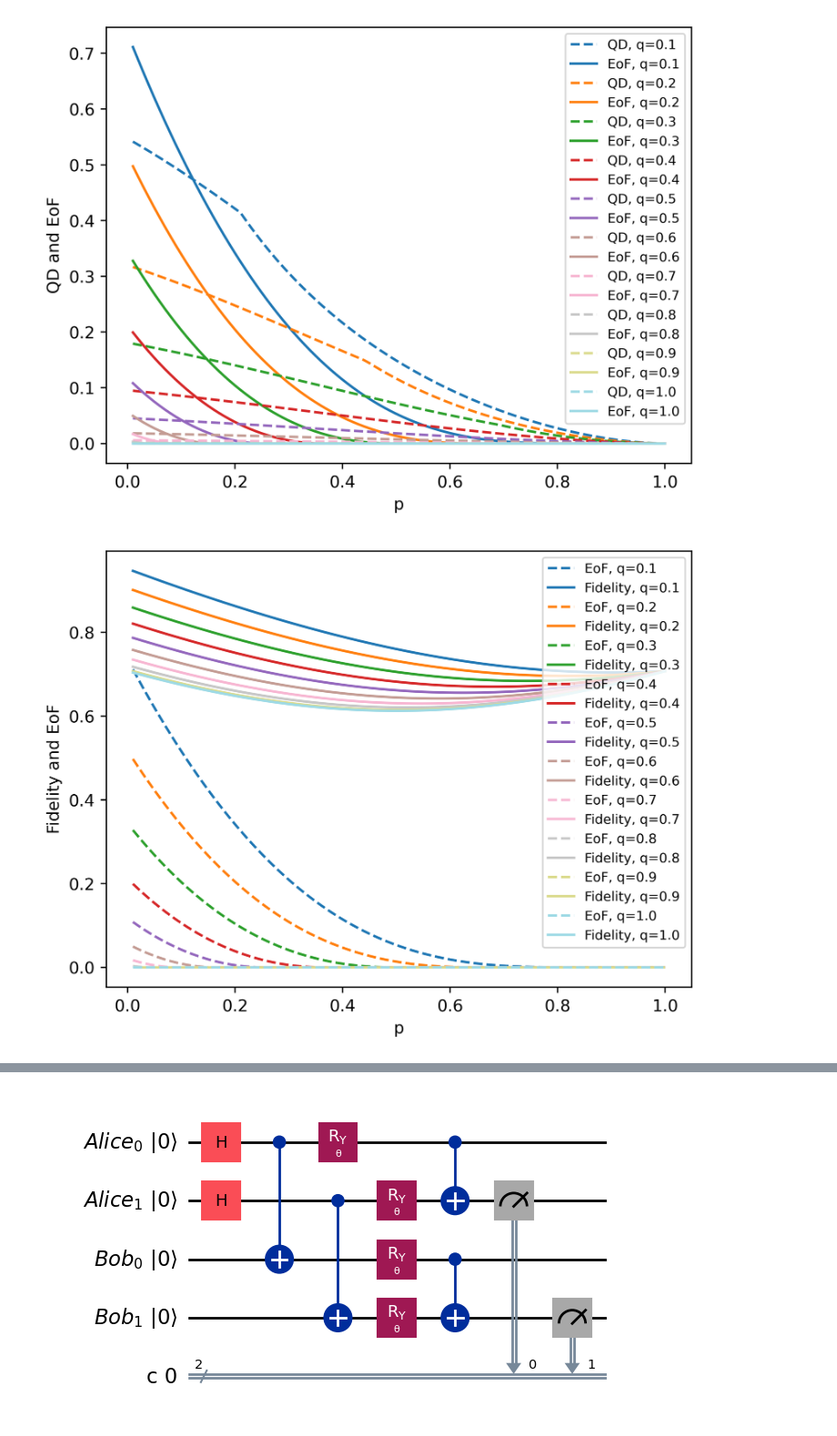
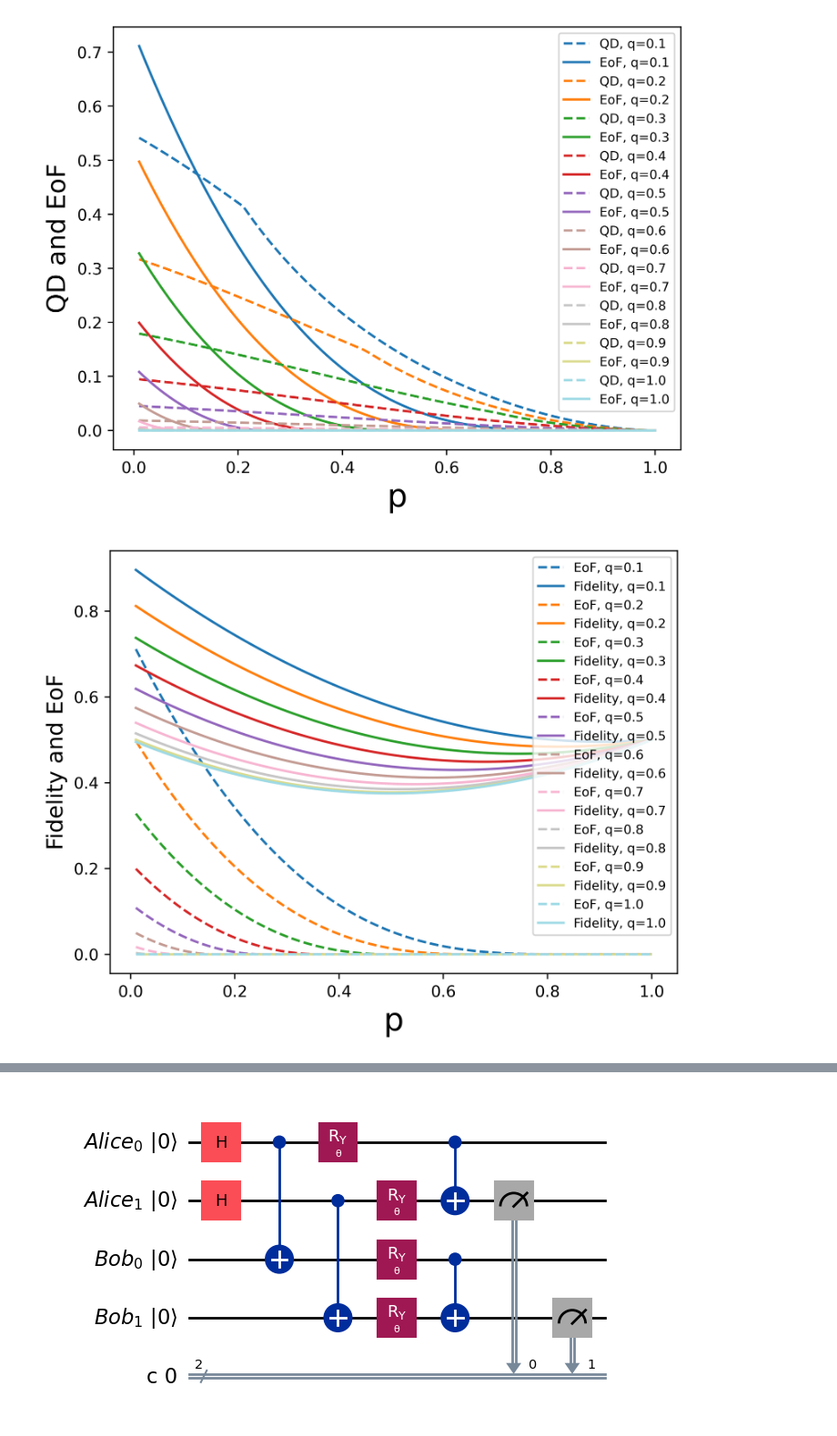
Before and after one commit to syedshubha/QNET25_Shubha, a Jupyter notebook: QD_Error.ipynb, the cells around one changed output, grey strips where cells are left out. Shown at 91% size. Drawn from its saved outputs; the diff is of its cells as text; code cells hidden in the pictures.

```diff
--- a/QD_Error.ipynb
+++ b/QD_Error.ipynb
@@ -149,7 +148,7 @@ for i in range(len(q)):
     discord = quantum_discord(rho_final)
     eof = entanglement_of_formation(rho_final)
     fid = metrics.fidelity(rho, rho_final)
-    fid_list[i].append(fid)
+    fid_list[i].append(fid**2)
     discord_list[i].append(discord)
     eof_list[i].append(eof)
 # %%
@@ -158,23 +157,23 @@ plt.figure(dpi=500)
 for i in range(10):
   plt.plot(p, discord_list[i], label=f"QD, q={round(q[i],2)}", linestyle='--', color=colors[i])
   plt.plot(p, eof_list[i], label=f"EoF, q={round(q[i],2)}", color=colors[i])
-plt.xlabel('p')
-plt.ylabel('QD and EoF')
+plt.xlabel('p',fontsize=20)
+plt.ylabel('QD and EoF',fontsize=16)
 plt.legend(loc='upper right', fontsize=8)
 plt.savefig('QDEoF.png', bbox_inches='tight')
 plt.show()
 # %% [output]
-[figure, old version]
+[figure, new version]
 # %%
 colors = plt.cm.tab20(np.linspace(0, 1, 10))
 plt.figure(dpi=500)
 for i in range(10):
   plt.plot(p, eof_list[i], label=f"EoF, q={round(q[i],2)}", linestyle='--', color=colors[i])
   plt.plot(p, fid_list[i], label=f"Fidelity, q={round(q[i],2)}", color=colors[i])
-plt.xlabel('p')
-plt.ylabel('Fidelity and EoF')
+plt.xlabel('p',fontsize=20)
+plt.ylabel('Fidelity and EoF',fontsize=14)
 plt.legend(loc='upper right', fontsize=8)
 plt.savefig('FidEoF.png', bbox_inches='tight')
 plt.show()
 # %% [output]
-[figure, old version]
+[figure, new version]
```
Also changed, not shown: parts of 3 cells of this notebook.
